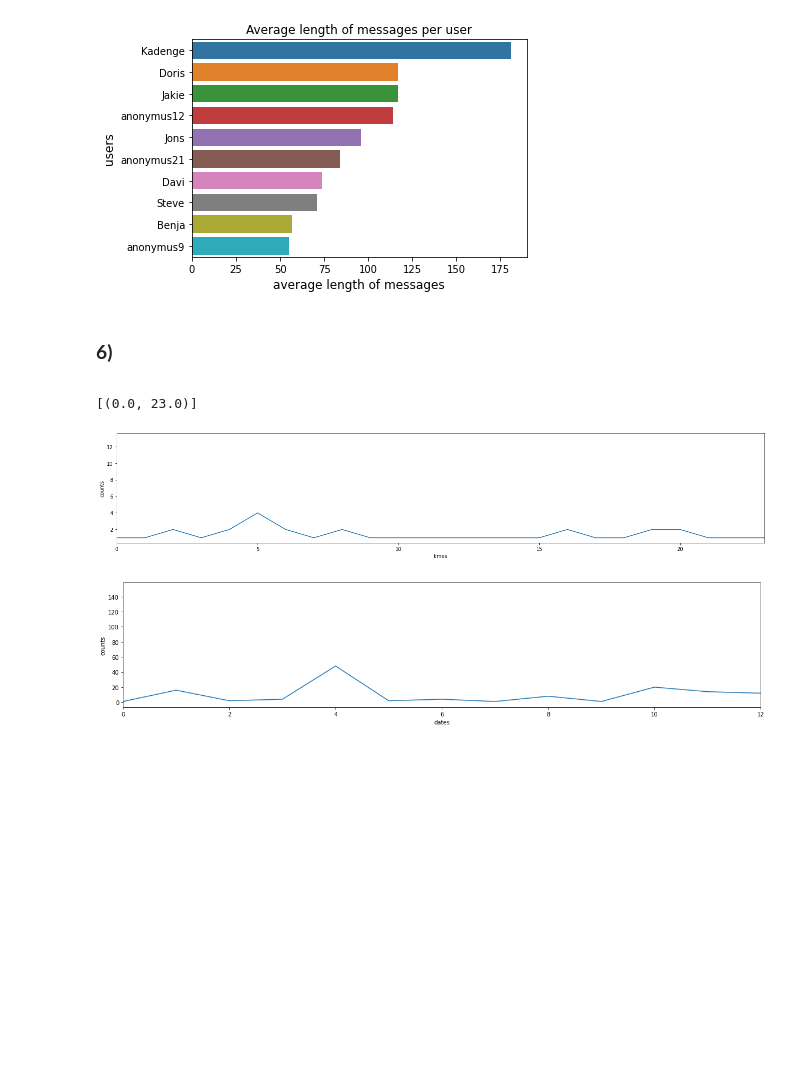
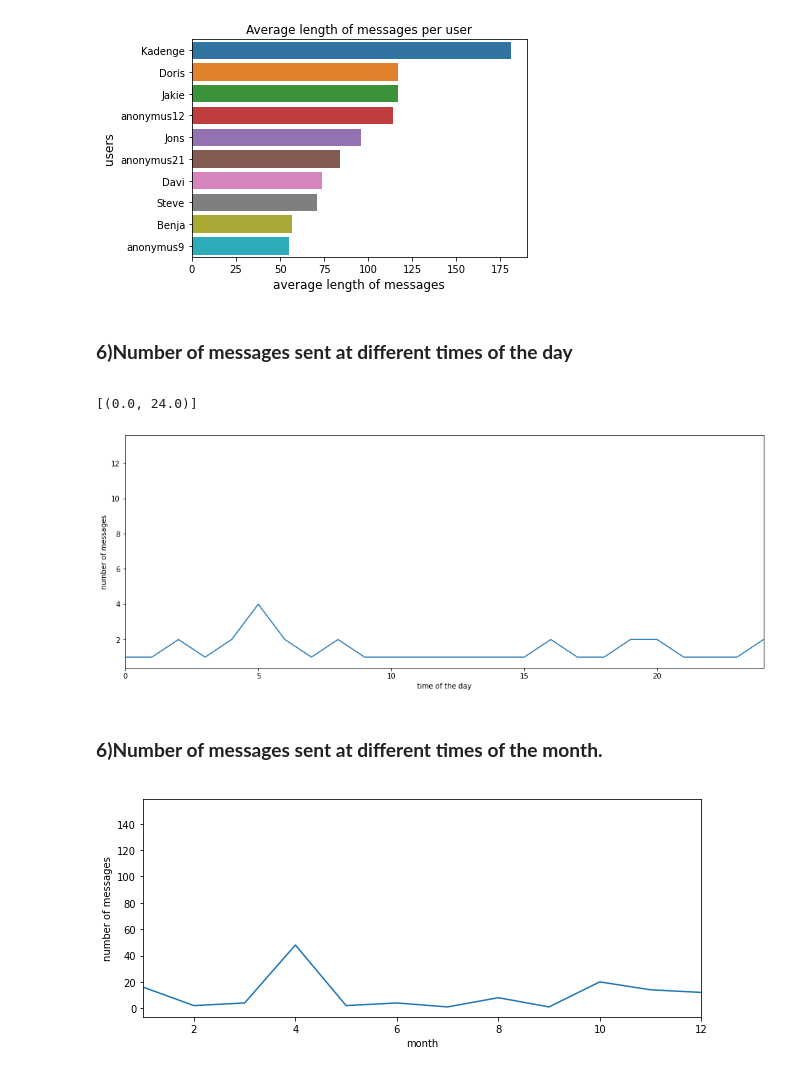
Before and after one commit to risper25/whatsappanalysis, a Jupyter notebook: Whatsappdataviz.ipynb, the cells around one changed output. Saved outputs shown, nothing was run; the diff lists cells and outputs as text; code cells hidden in the pictures; blank space fills up the shorter version.

```diff
--- a/Whatsappdataviz.ipynb
+++ b/Whatsappdataviz.ipynb
@@ -286,22 +288,25 @@ bar_graph(average_len[:10].avg.values,average_len[:10].author.values,'Average le
 # %% [output]
 [figure]
 # %% [markdown]
-<strong><h3>6)</h3></strong>
+<strong><h3>6)Number of messages sent at different times of the day</h3></strong>
 # %%
 #messages sent during times of the day
 new_df=df.sort_values('times')
 tim=dict(new_df.times.value_counts())
 tim=pd.DataFrame(tim.items(),columns=['times','counts'])
 tim=tim.sort_values(by=['times'],ascending=True)
 
 # create the time series plot
-fig,ax = plt.subplots(figsize=(23,4))
+fig,ax = plt.subplots(figsize=(16,6))
 sns.lineplot(x =tim.times , y = tim.counts, ax=ax,data = tim)
+ax.set(xlabel='time of the day', ylabel='number of messages')
 ax.set_xscale('linear')
-ax.set(xlim=(0, 23))
+ax.set(xlim=(0, 24))
 # %% [output]
-[(0.0, 23.0)]
+[(0.0, 24.0)]
-[figure, old version]
+[figure, new version]
+# %% [markdown]
+<strong><h3>6)Number of messages sent at different times of the month.</h3></strong>
 # %%
 #messages sent during times of the day
 new_df=df.sort_values('times')
@@ -310,9 +315,10 @@ tim=pd.DataFrame(tim.items(),columns=['dates','counts'])
 tim=tim.sort_values(by=['dates'],ascending=True)
 
 # create the time series plot
-fig,ax = plt.subplots(figsize=(20,4))
+fig,ax = plt.subplots(figsize=(10,4))
 sns.lineplot(x =tim.dates , y = tim.counts, ax=ax,data = tim)
-ax.set(xlim=(0, 12))
+ax.set(xlabel='month', ylabel='number of messages')
+ax.set(xlim=(1, 12))
 ax.set_xscale('linear')
 # %% [output]
-[figure, old version]
+[figure, new version]
```
Also changed, not shown: parts of 6 cells of this notebook.
